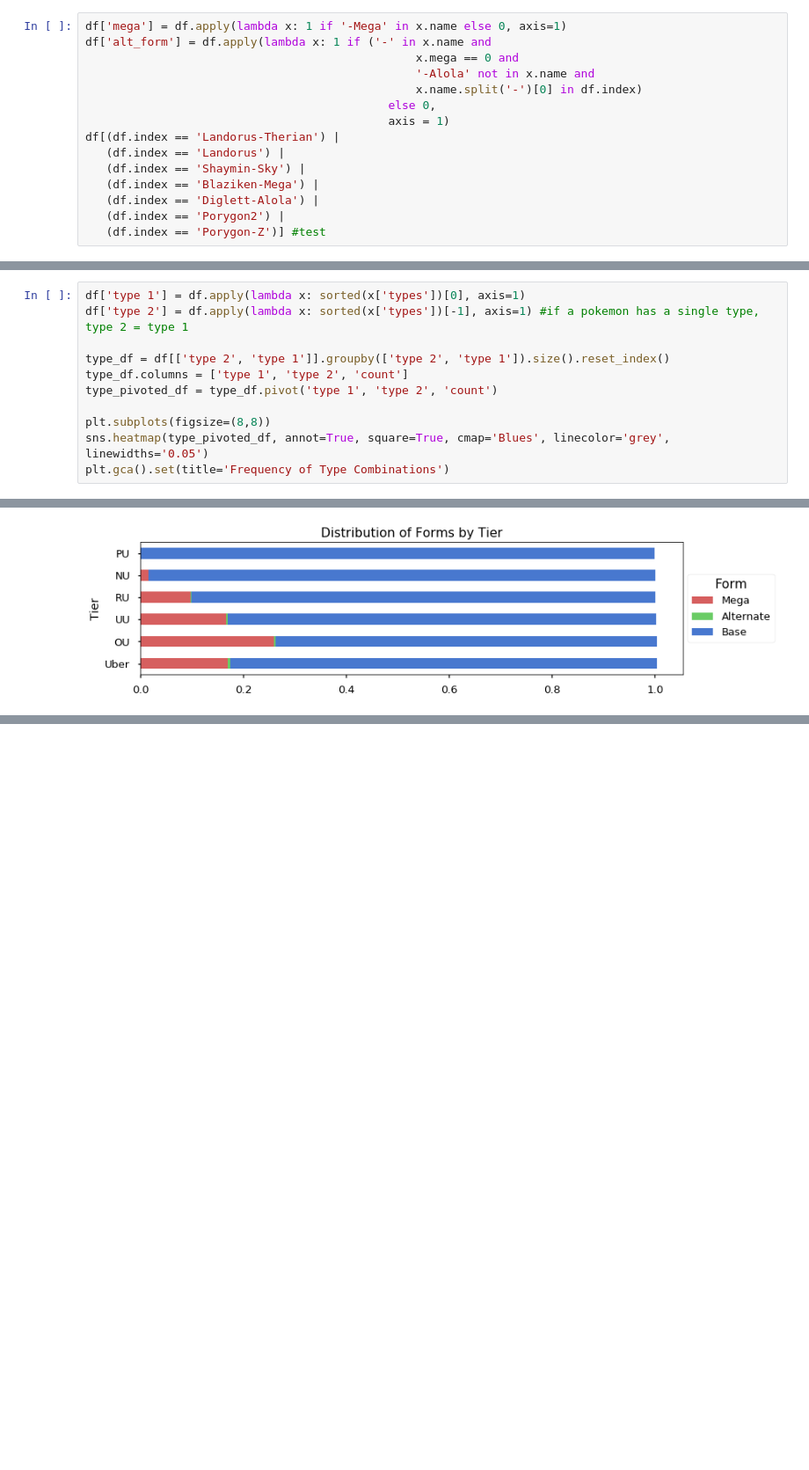
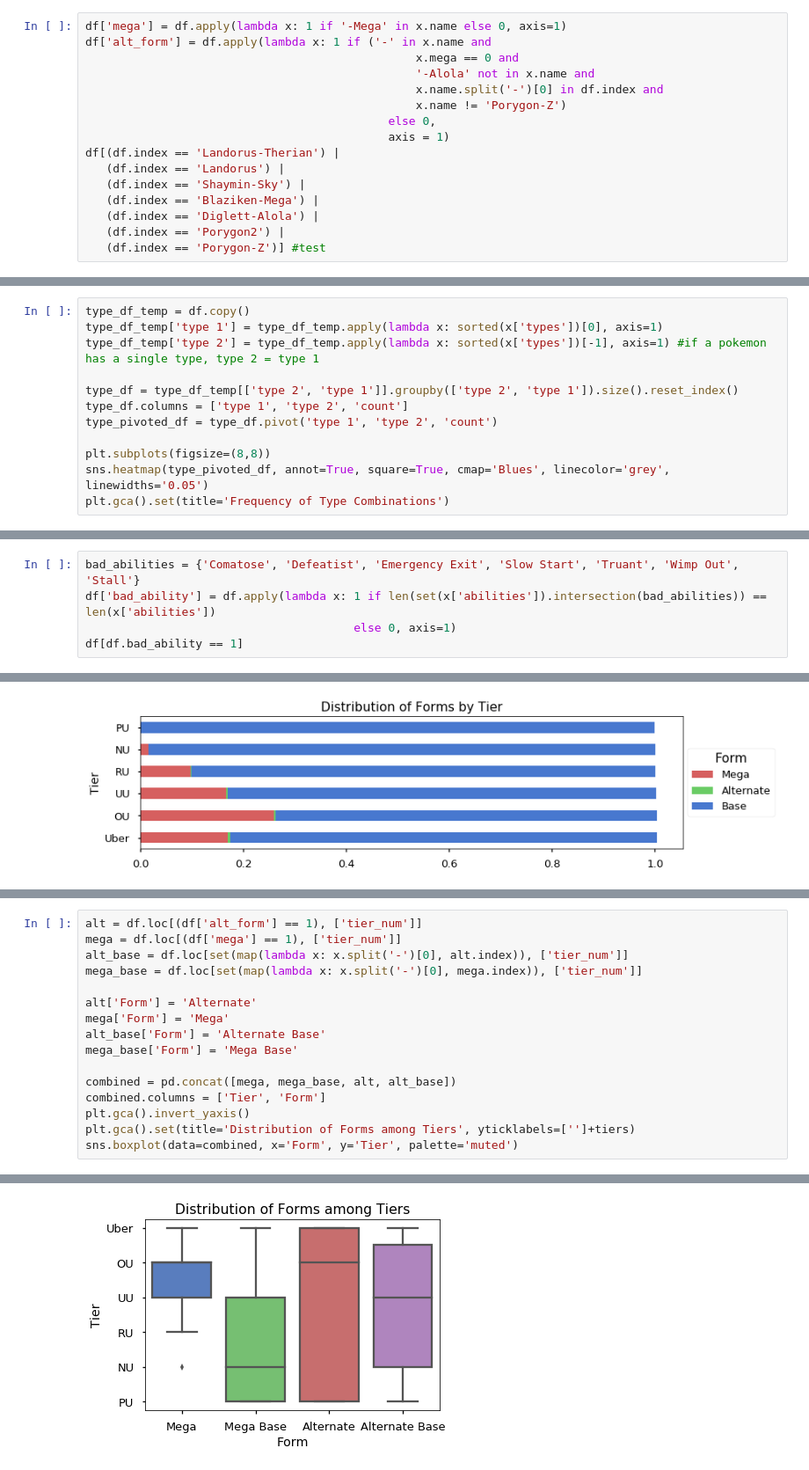
Before and after one commit to n2cholas/pokemon-analysis, a Jupyter notebook: Pokemon-Analysis.ipynb, the cells around one changed output, grey strips where cells are left out. Shown at 88% size. Saved outputs shown, nothing was run; the diff lists cells and outputs as text; blank space fills up the shorter version.

Commit message:
started anomaly analysis

```diff
--- a/Pokemon-Analysis.ipynb
+++ b/Pokemon-Analysis.ipynb
@@ -147,7 +152,8 @@ df['mega'] = df.apply(lambda x: 1 if '-Mega' in x.name else 0, axis=1)
 df['alt_form'] = df.apply(lambda x: 1 if ('-' in x.name and
                                                 x.mega == 0 and
                                                 '-Alola' not in x.name and
-                                                x.name.split('-')[0] in df.index)
+                                                x.name.split('-')[0] in df.index and
+                                                x.name != 'Porygon-Z')
                                             else 0,
                                             axis = 1)
 df[(df.index == 'Landorus-Therian') |
@@ -359,10 +386,11 @@ Moving away from the pokemon stats, let's look at the types. Both Pokemon can ha
 
 This means that certain types and type combinations are advantageous defensively and/or offensively. Let's create a heatmap of the overall distribution of type combinations for pokemon, then heatmaps describing the distribution relative to the overall distribution.
 # %%
-df['type 1'] = df.apply(lambda x: sorted(x['types'])[0], axis=1)
-df['type 2'] = df.apply(lambda x: sorted(x['types'])[-1], axis=1) #if a pokemon has a single type, type 2 = type 1
+type_df_temp = df.copy()
+type_df_temp['type 1'] = type_df_temp.apply(lambda x: sorted(x['types'])[0], axis=1)
+type_df_temp['type 2'] = type_df_temp.apply(lambda x: sorted(x['types'])[-1], axis=1) #if a pokemon has a single type, type 2 = type 1
 
-type_df = df[['type 2', 'type 1']].groupby(['type 2', 'type 1']).size().reset_index()
+type_df = type_df_temp[['type 2', 'type 1']].groupby(['type 2', 'type 1']).size().reset_index()
 type_df.columns = ['type 1', 'type 2', 'count']
 type_pivoted_df = type_df.pivot('type 1', 'type 2', 'count')
 
@@ -570,0 +608,5 @@ As with the moves, relatively unique abilities are the most common. This makes s
+# %%
+bad_abilities = {'Comatose', 'Defeatist', 'Emergency Exit', 'Slow Start', 'Truant', 'Wimp Out', 'Stall'}
+df['bad_ability'] = df.apply(lambda x: 1 if len(set(x['abilities']).intersection(bad_abilities)) == len(x['abilities'])
+                                       else 0, axis=1)
+df[df.bad_ability == 1]
@@ -644,0 +700,17 @@ Similar to evolutions, let's look at the average distance between a pokemon and
+# %%
+alt = df.loc[(df['alt_form'] == 1), ['tier_num']]
+mega = df.loc[(df['mega'] == 1), ['tier_num']]
+alt_base = df.loc[set(map(lambda x: x.split('-')[0], alt.index)), ['tier_num']]
+mega_base = df.loc[set(map(lambda x: x.split('-')[0], mega.index)), ['tier_num']]
+
+alt['Form'] = 'Alternate'
+mega['Form'] = 'Mega'
+alt_base['Form'] = 'Alternate Base'
+mega_base['Form'] = 'Mega Base'
+
+combined = pd.concat([mega, mega_base, alt, alt_base])
+combined.columns = ['Tier', 'Form']
+plt.gca().invert_yaxis()
+plt.gca().set(title='Distribution of Forms among Tiers', yticklabels=['']+tiers)
+sns.boxplot(data=combined, x='Form', y='Tier', palette='muted')
+# %% [output]
@@ -644,0 +718 @@ Similar to evolutions, let's look at the average distance between a pokemon and
+[figure, added]
```
Also changed, not shown: parts of 24 cells of this notebook.
